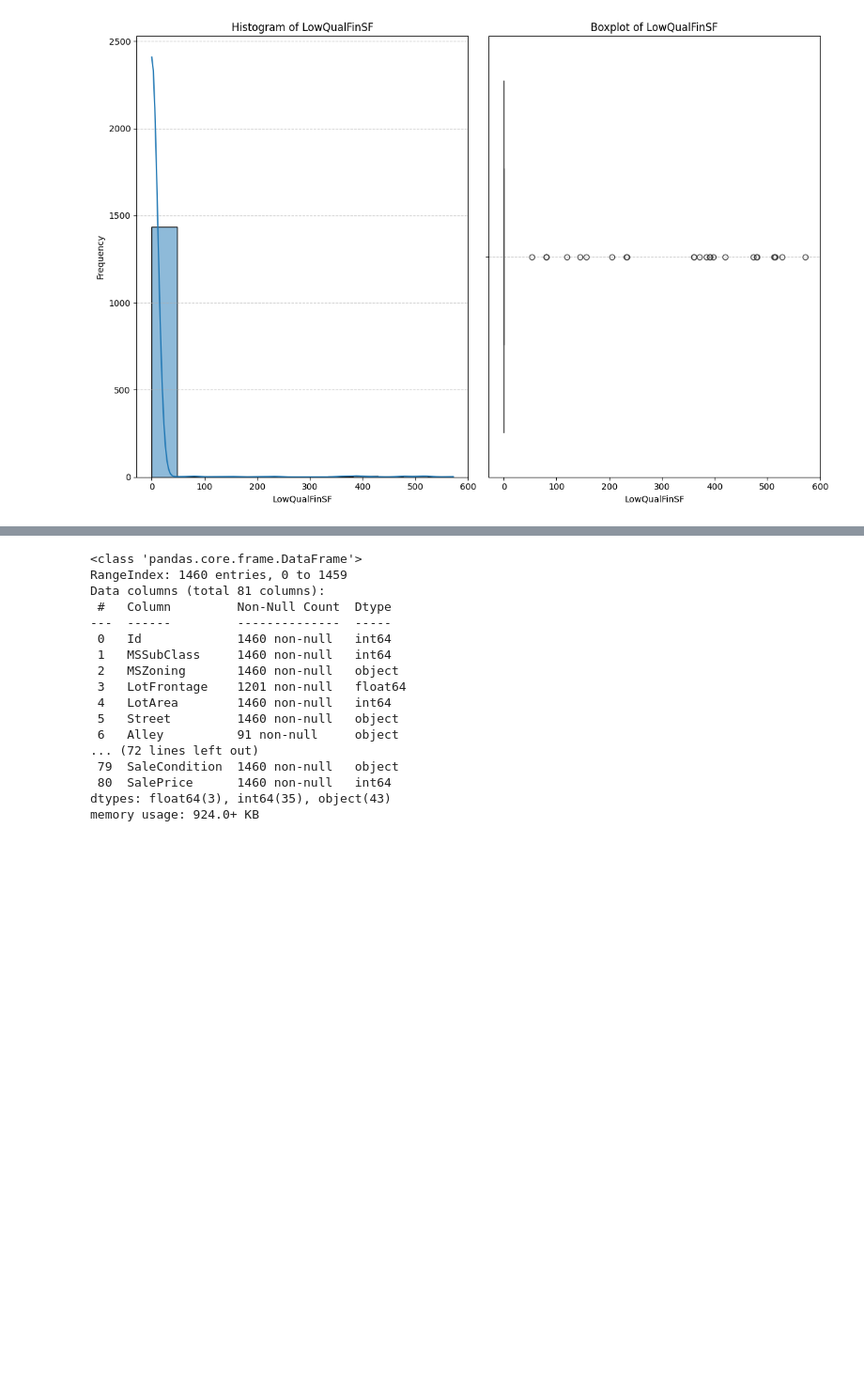
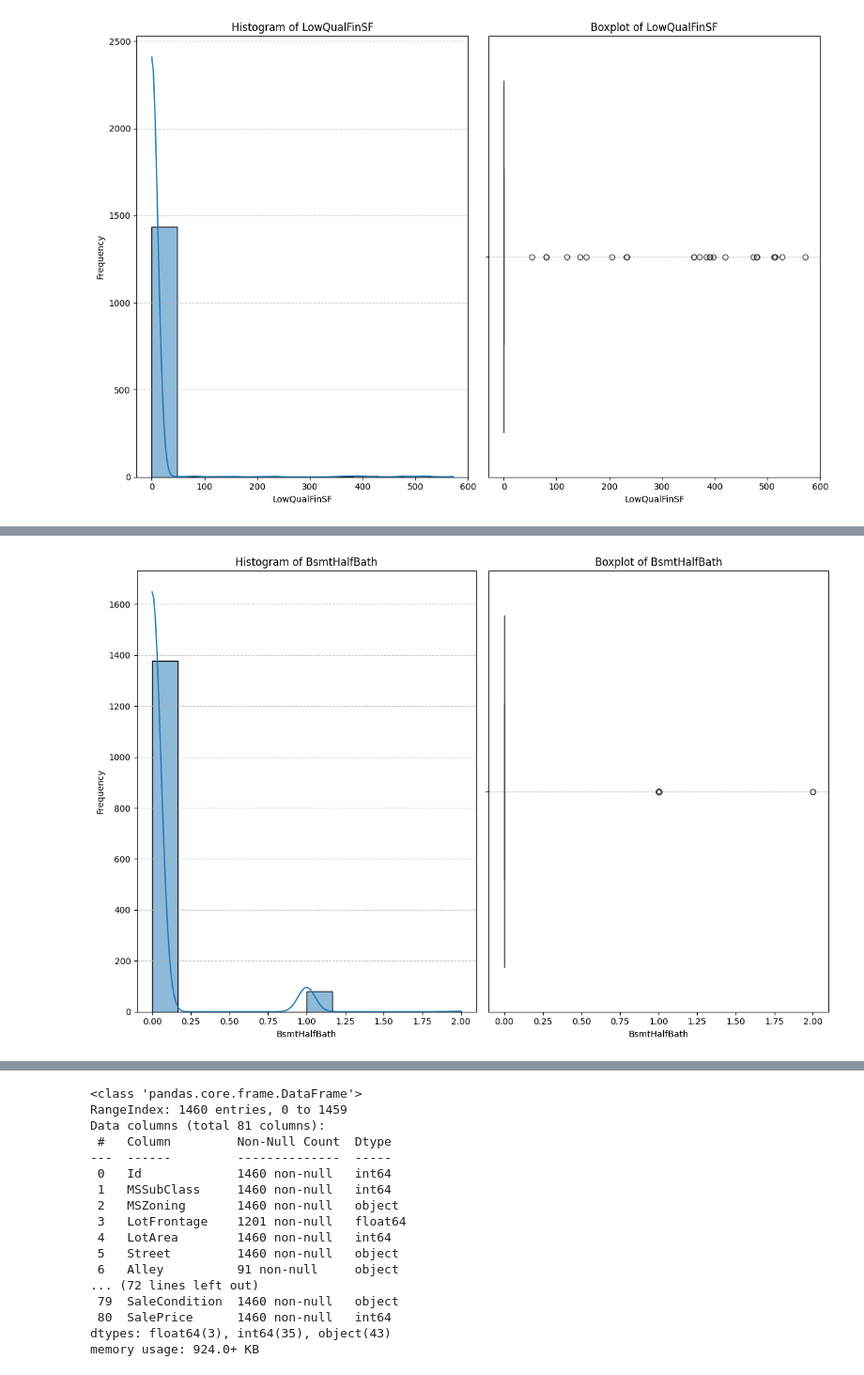
Before and after one commit to ktxdev/house-prices, a Jupyter notebook: analysis/EDA.ipynb, the cells around one changed output, grey strips where cells are left out. Shown at 94% size. Saved outputs shown, nothing was run; the diff lists cells and outputs as text; code cells hidden in the pictures; blank space fills up the shorter version.

```diff
--- a/analysis/EDA.ipynb
+++ b/analysis/EDA.ipynb
@@ -378,0 +414,4 @@ univariate_analyzer.analyze(df, 'LowQualFinSF')
+# %%
+univariate_analyzer.analyze(df, 'BsmtHalfBath')
+# %% [output]
+[figure, added]
```
Also changed, not shown: parts of 7 cells of this notebook.
